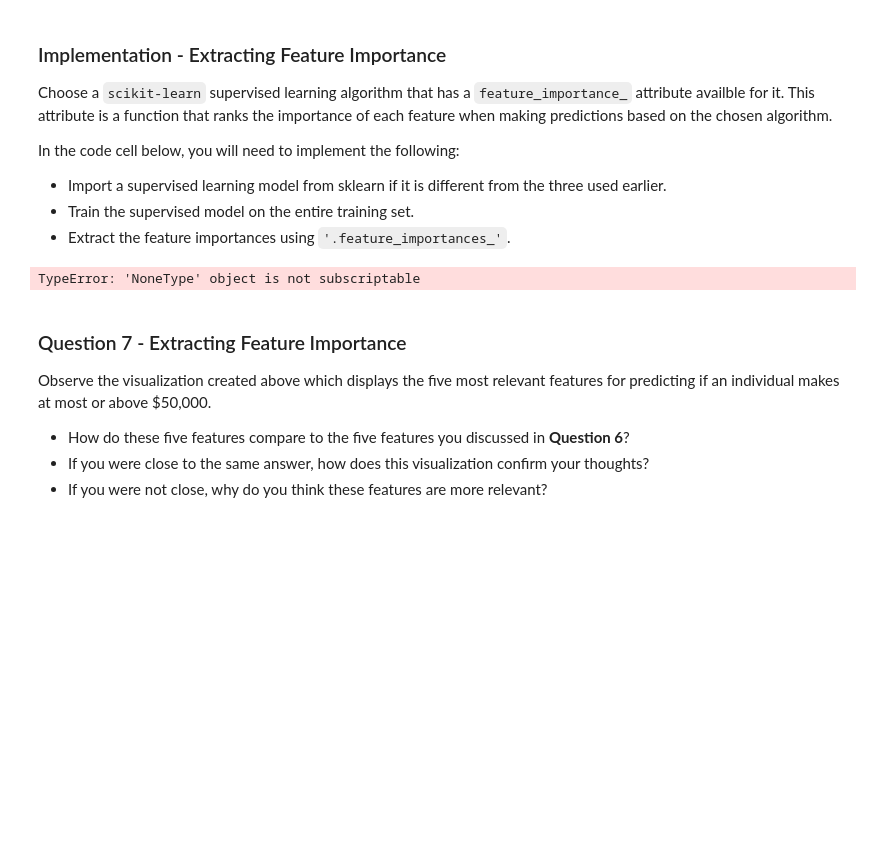
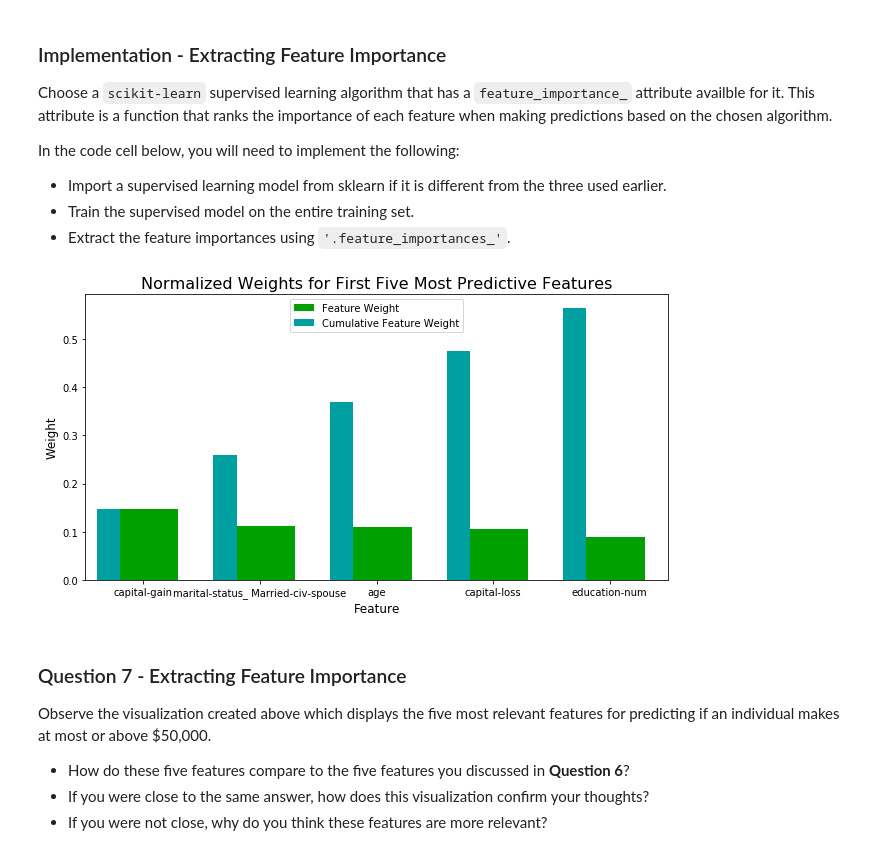
Before and after one commit to kbobrowski/machine-learning, a Jupyter notebook: projects/finding_donors/finding_donors.ipynb, the cells around one changed output. Drawn from its saved outputs; the diff is of its cells as text; code cells hidden in the pictures; blank space fills up the shorter version.

```diff
--- a/projects/finding_donors/finding_donors.ipynb
+++ b/projects/finding_donors/finding_donors.ipynb
@@ -466,16 +467,24 @@ Fine tune the chosen model. Use grid search (`GridSearchCV`) with at least one i
 from sklearn.grid_search import GridSearchCV
 from sklearn.metrics import make_scorer
 from sklearn.metrics import fbeta_score
+from sklearn.tree import DecisionTreeClassifier
 
 
 # TODO: Initialize the classifier
-clf = LinearSVC(random_state=123)
+clf = GradientBoostingClassifier(random_state=123)
 
 # TODO: Create the parameters list you wish to tune, using a dictionary if needed.
 # HINT: parameters = {'parameter_1': [value1, value2], 'parameter_2': [value1, value2]}
-parameters = {'loss': ['hinge', 'squared_hinge'],
-              'C': [0.5, 1, 2]}
-
+if True:
+    parameters = {'max_depth': [3,4,5]}
+elif False:
+    parameters = {'max_depth': [5,6,7,8,9,10,11,None],
+              'min_samples_leaf': [1,2,3],
+              'class_weight': ['balanced', None],
+              'max_features': [None],
+              'splitter': ['best']}
+else:
+    parameters = {'min_samples_split': list(range(2,202,10))}
 # TODO: Make an fbeta_score scoring object using make_scorer()
 scorer = make_scorer(fbeta_score, beta=0.5)
 
@@ -549,17 +558,17 @@ In the code cell below, you will need to implement the following:
 # %%
 # TODO: Import a supervised learning model that has 'feature_importances_'
 
 
 # TODO: Train the supervised model on the training set using .fit(X_train, y_train)
-model = None
+model = best_clf
 
 # TODO: Extract the feature importances using .feature_importances_
-importances = None
+importances = model.feature_importances_
 
 # Plot
 vs.feature_plot(importances, X_train, y_train)
 # %% [output]
-TypeError: 'NoneType' object is not subscriptable
+[figure, added]
 # %% [markdown]
 ### Question 7 - Extracting Feature Importance
 
```
Also changed, not shown: parts of 14 cells of this notebook.
